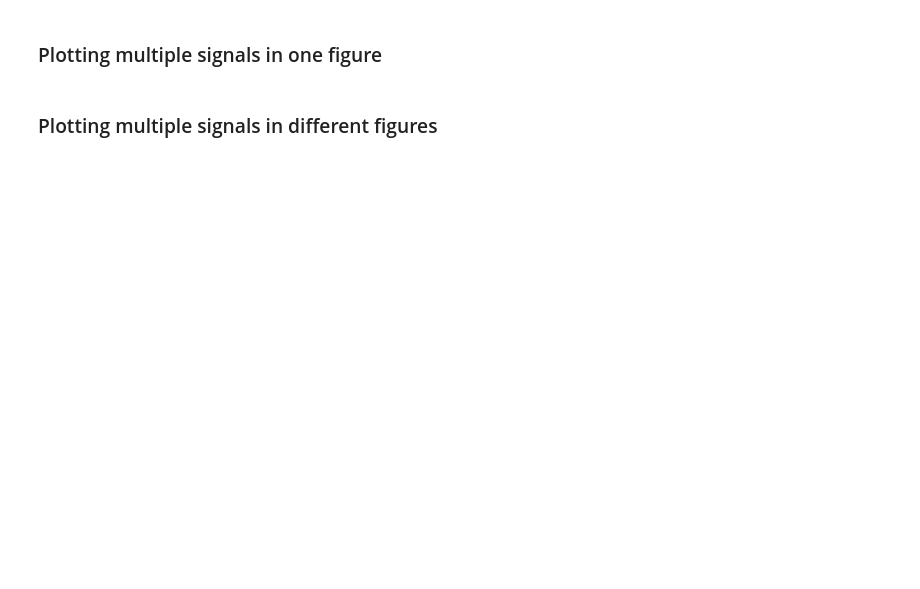
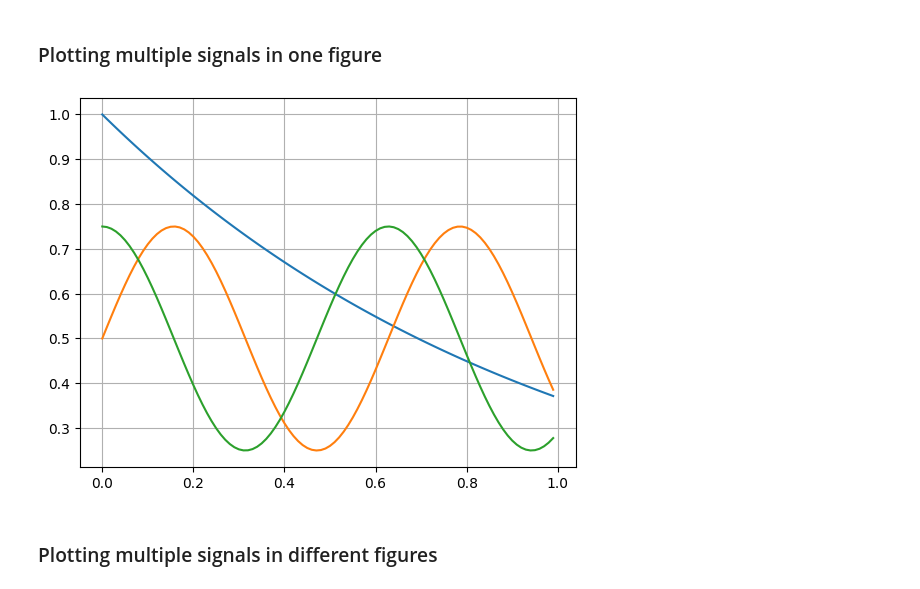
Before and after one commit to brumocas/ML, a Jupyter notebook: lab1/ML_notebook01.ipynb, the cells around one changed output. Cells and saved outputs as stored; diff of their text form; code cells hidden in the pictures; blank space fills up the shorter version.

```diff
--- a/lab1/ML_notebook01.ipynb
+++ b/lab1/ML_notebook01.ipynb
@@ -836,6 +1138,7 @@ import matplotlib.pyplot as plt # by convention, we import pyplot as plt
 x = np.r_[:1:0.01] # if you don't specify a number before the colon, the starting index defaults to 0
 y1 = np.exp( -x )
 y2 = np.sin( x*10.0 )/4.0 + 0.5
+y3 = np.cos( x*10.0 )/4.0 + 0.5
 # %% [markdown]
 ### Plotting one signal
 # %%
@@ -847,8 +1152,11 @@ plt.grid()
 # %%
 plt.figure()
 plt.plot( x, y1 )
 plt.plot( x, y2 )
+plt.plot( x, y3 )
 plt.grid()
+# %% [output]
+[figure, added]
 # %% [markdown]
 ### Plotting multiple signals in different figures
 # %%
```
Also changed, not shown: parts of 99 cells of this notebook, 1 other file.
